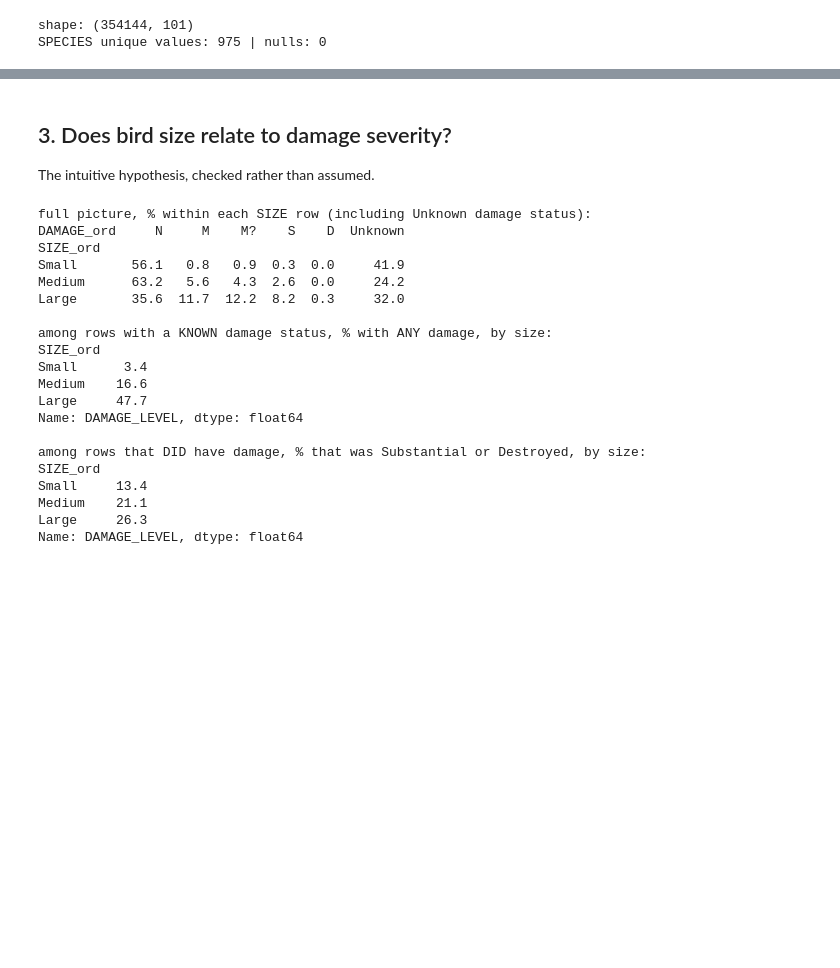
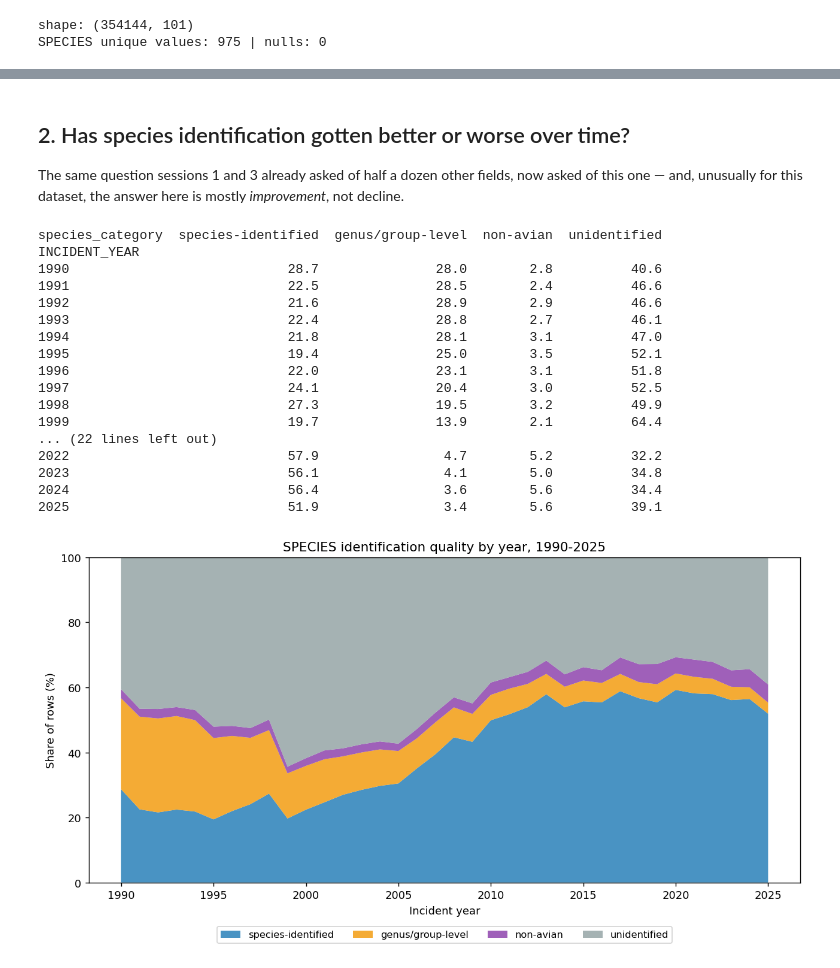
Before and after one commit to shivam-jund/wild_strike_analysis, a Jupyter notebook: notebooks/04_species_damage_eda.ipynb, the cells around one changed output, grey strips where cells are left out. Saved outputs shown, nothing was run; the diff lists cells and outputs as text; code cells hidden in the pictures; blank space fills up the shorter version.

```diff
--- a/notebooks/04_species_damage_eda.ipynb
+++ b/notebooks/04_species_damage_eda.ipynb
@@ -241,45 +293,39 @@ recent, better-identified era of the data — not a 36-year-balanced sample.
 # %% [markdown]
-## 3. Does bird size relate to damage severity?
+## 2. Has species identification gotten better or worse over time?
 
-The intuitive hypothesis, checked rather than assumed.
+The same question sessions 1 and 3 already asked of half a dozen other fields, now asked of this one —
+and, unusually for this dataset, the answer here is mostly *improvement*, not decline.
 # %%
-size_order = pd.CategoricalDtype(categories=['Small', 'Medium', 'Large'], ordered=True)
-dmg_order = pd.CategoricalDtype(categories=['N', 'M', 'M?', 'S', 'D', 'Unknown'], ordered=True)
-df['SIZE_ord'] = df['SIZE'].astype(size_order)
-df['DAMAGE_ord'] = df['DAMAGE_LEVEL'].astype(dmg_order)
+full_years = df[df['INCIDENT_YEAR'] <= 2025]
+ct = pd.crosstab(full_years['INCIDENT_YEAR'], full_years['species_category'], normalize='index') * 100
+order = ['species-identified', 'genus/group-level', 'non-avian', 'unidentified']
+colors = ['#2980b9', '#f39c12', '#8e44ad', '#95a5a6']
 
-print('full picture, % within each SIZE row (including Unknown damage status):')
-print(pd.crosstab(df['SIZE_ord'], df['DAMAGE_ord'], normalize='index').mul(100).round(1)[['N','M','M?','S','D','Unknown']])
-print()
-
-known = df[df['DAMAGE_LEVEL'] != 'Unknown']
-any_damage_rate = (known['DAMAGE_LEVEL'] != 'N').groupby(known['SIZE_ord'], observed=True).mean() * 100
-print('among rows with a KNOWN damage status, % with ANY damage, by size:')
-print(any_damage_rate.round(1))
-print()
-
-damaged = known[known['DAMAGE_LEVEL'] != 'N']
-severe_rate = damaged['DAMAGE_LEVEL'].isin(['S', 'D']).groupby(damaged['SIZE_ord'], observed=True).mean() * 100
-print('among rows that DID have damage, % that was Substantial or Destroyed, by size:')
-print(severe_rate.round(1))
+fig, ax = plt.subplots(figsize=(10, 5.5))
+ax.stackplot(ct.index, [ct[c] for c in order], labels=order, colors=colors, alpha=0.85)
+ax.set_xlabel('Incident year')
+ax.set_ylabel('Share of rows (%)')
+ax.set_title('SPECIES identification quality by year, 1990-2025')
+ax.legend(loc='upper center', bbox_to_anchor=(0.5, -0.12), ncol=4, fontsize=9)
+ax.set_ylim(0, 100)
+fig.tight_layout()
+print(ct[order].round(1).to_string())
 # %% [output]
-full picture, % within each SIZE row (including Unknown damage status):
-DAMAGE_ord     N     M    M?    S    D  Unknown
-SIZE_ord
-Small       56.1   0.8   0.9  0.3  0.0     41.9
-Medium      63.2   5.6   4.3  2.6  0.0     24.2
-Large       35.6  11.7  12.2  8.2  0.3     32.0
-
-among rows with a KNOWN damage status, % with ANY damage, by size:
-SIZE_ord
-Small      3.4
-Medium    16.6
-Large     47.7
-Name: DAMAGE_LEVEL, dtype: float64
-
-among rows that DID have damage, % that was Substantial or Destroyed, by size:
-SIZE_ord
-Small     13.4
-Medium    21.1
-Large     26.3
-Name: DAMAGE_LEVEL, dtype: float64
+species_category  species-identified  genus/group-level  non-avian  unidentified
+INCIDENT_YEAR
+1990                            28.7               28.0        2.8          40.6
+1991                            22.5               28.5        2.4          46.6
+1992                            21.6               28.9        2.9          46.6
+1993                            22.4               28.8        2.7          46.1
+1994                            21.8               28.1        3.1          47.0
+1995                            19.4               25.0        3.5          52.1
+1996                            22.0               23.1        3.1          51.8
+1997                            24.1               20.4        3.0          52.5
+1998                            27.3               19.5        3.2          49.9
+1999                            19.7               13.9        2.1          64.4
+... (22 lines left out)
+2022                            57.9                4.7        5.2          32.2
+2023                            56.1                4.1        5.0          34.8
+2024                            56.4                3.6        5.6          34.4
+2025                            51.9                3.4        5.6          39.1
+[figure, added]
```
Also changed, not shown: parts of 38 cells of this notebook.
